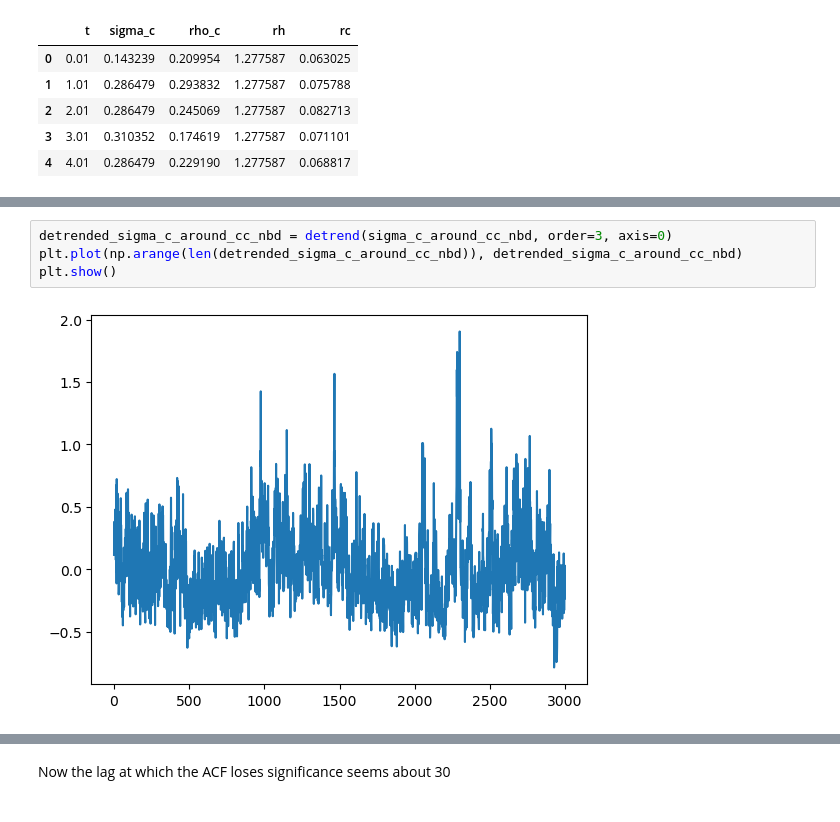
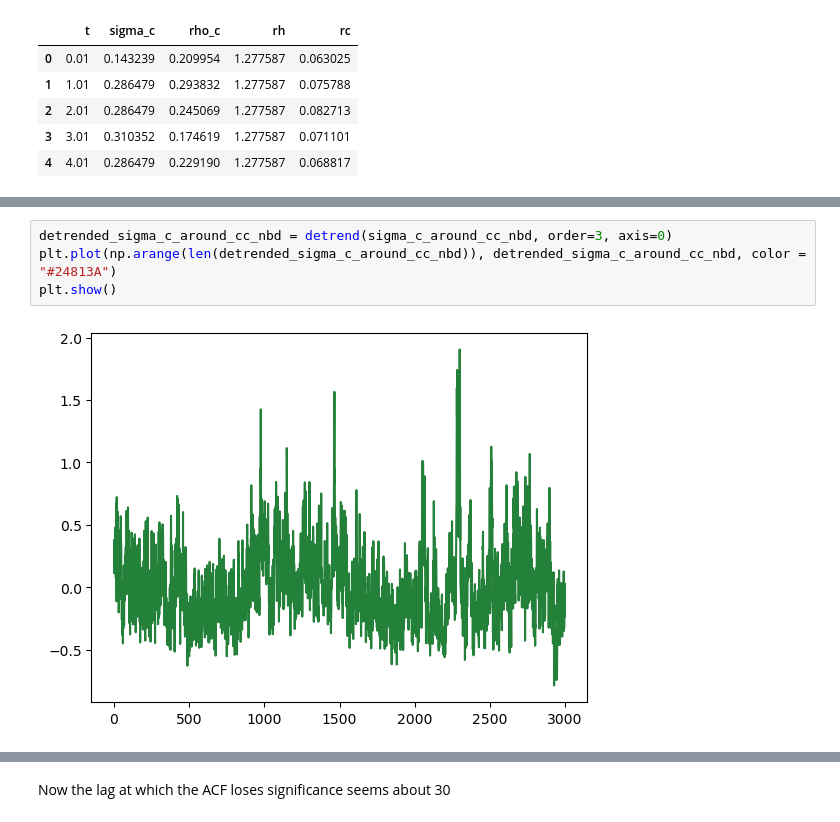
Before and after one commit to m-a-r-i-o/corecollap, a Jupyter notebook: Core collapse.ipynb, the cells around one changed output, grey strips where cells are left out. Drawn from its saved outputs; the diff is of its cells as text.

```diff
--- a/Core collapse.ipynb
+++ b/Core collapse.ipynb
@@ -232,7 +232,7 @@ plt.show()
 # %%
 detrended_sigma_c_around_cc_nbd = detrend(sigma_c_around_cc_nbd, order=3, axis=0)
-plt.plot(np.arange(len(detrended_sigma_c_around_cc_nbd)), detrended_sigma_c_around_cc_nbd)
+plt.plot(np.arange(len(detrended_sigma_c_around_cc_nbd)), detrended_sigma_c_around_cc_nbd, color = "#24813A")
 plt.show()
 # %% [output]
-[figure, old version]
+[figure, new version]
 # %%
```
Also changed, not shown: parts of 12 cells of this notebook.
